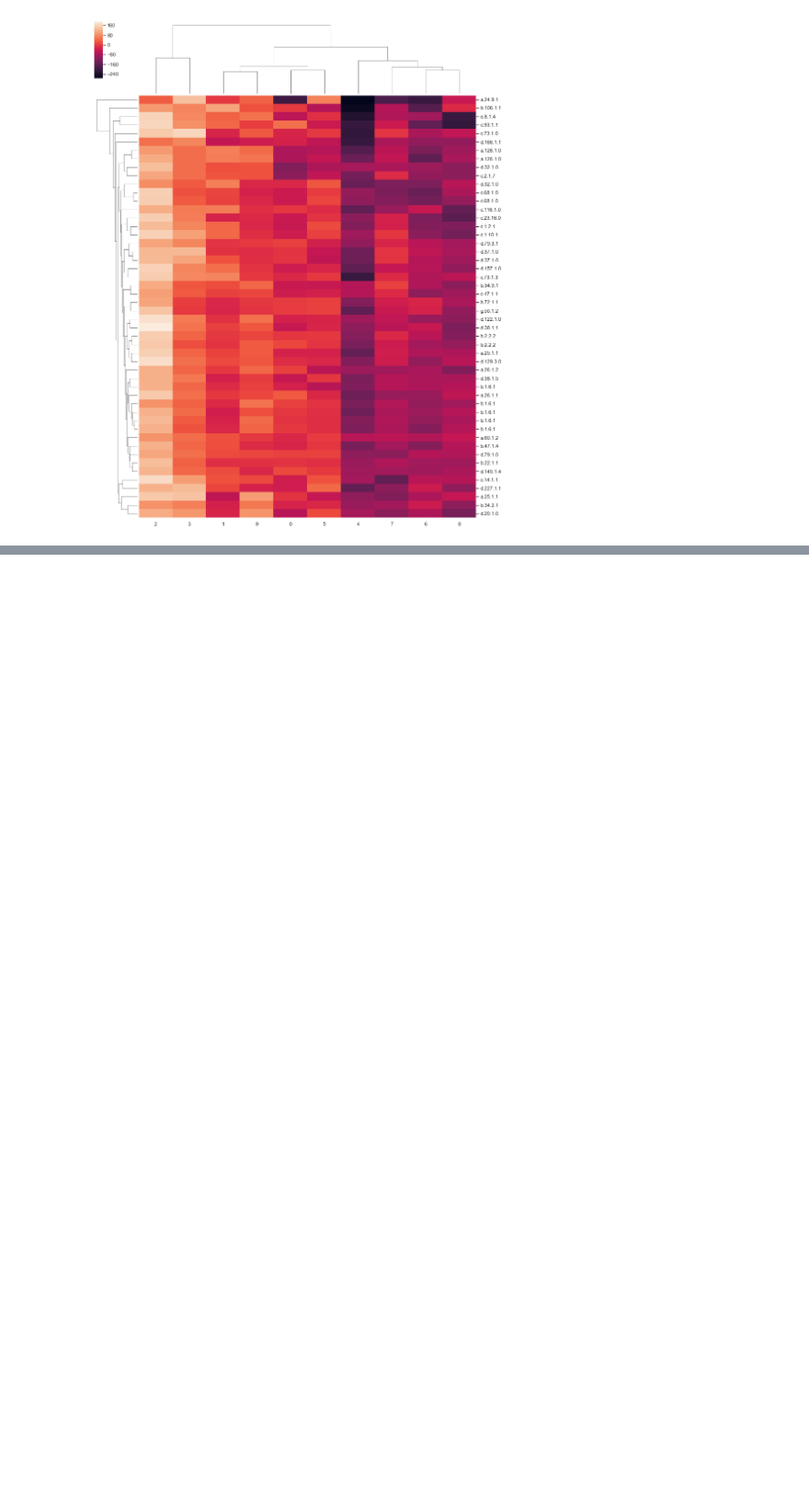
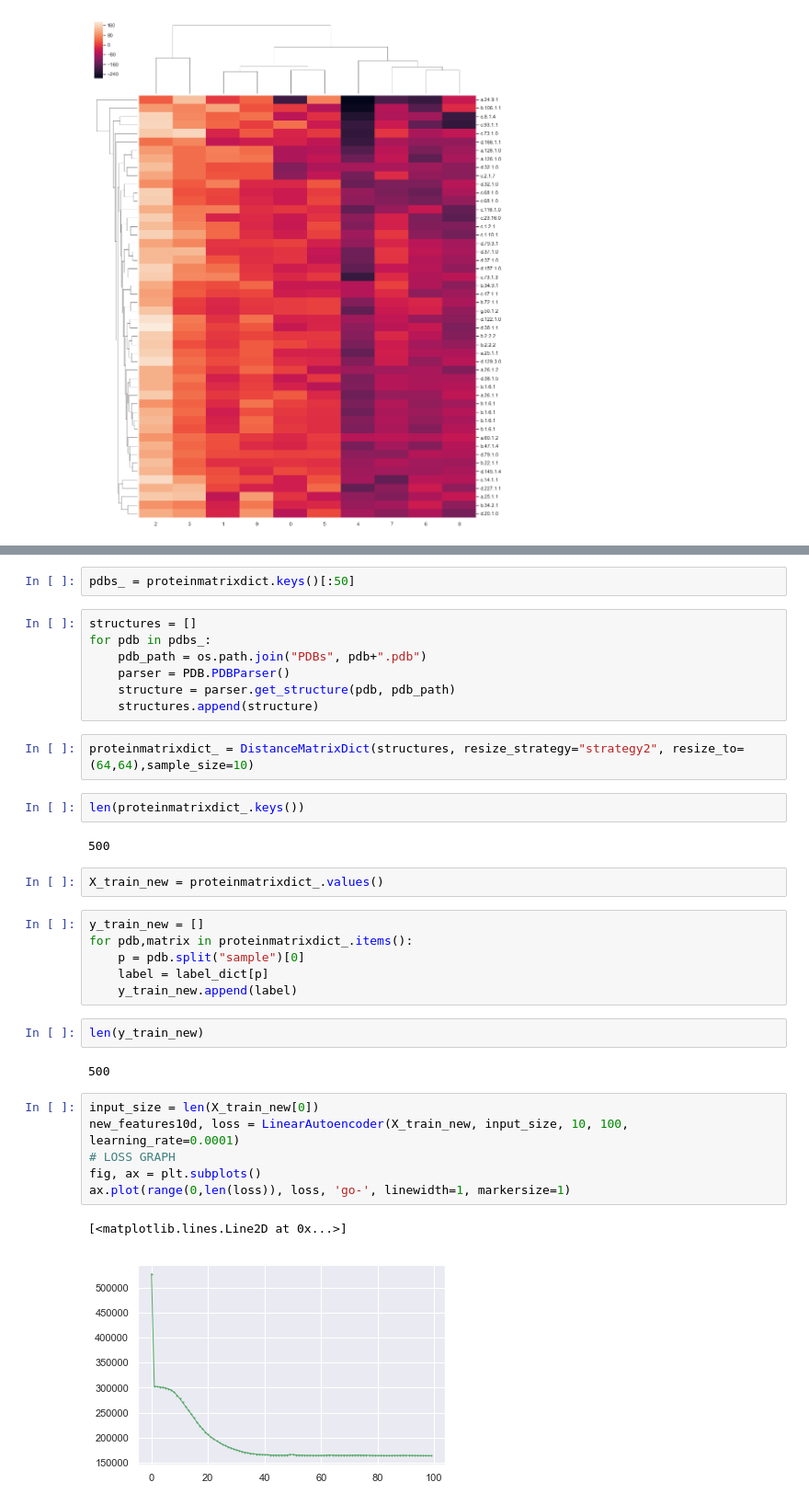
Before and after one commit to hacertilbec/Protein-Vectorization, a Jupyter notebook: Protein Distance Matrix/Hierarchical Clustering Heat Map.ipynb, the cells around one changed output, grey strips where cells are left out. Shown at 92% size. Cells and saved outputs as stored; diff of their text form; blank space fills up the shorter version.

```diff
--- a/Protein Distance Matrix/Hierarchical Clustering Heat Map.ipynb
+++ b/Protein Distance Matrix/Hierarchical Clustering Heat Map.ipynb
@@ -75,0 +80,36 @@ g = sns.clustermap(df10d[:50], yticklabels=True, figsize=(15, 20))
+# %%
+pdbs_ = proteinmatrixdict.keys()[:50]
+# %%
+structures = []
+for pdb in pdbs_:
+    pdb_path = os.path.join("PDBs", pdb+".pdb")
+    parser = PDB.PDBParser()
+    structure = parser.get_structure(pdb, pdb_path)
+    structures.append(structure)
+# %%
+proteinmatrixdict_ = DistanceMatrixDict(structures, resize_strategy="strategy2", resize_to=(64,64),sample_size=10)
+# %%
+len(proteinmatrixdict_.keys())
+# %% [output]
+500
+# %%
+X_train_new = proteinmatrixdict_.values()
+# %%
+y_train_new = []
+for pdb,matrix in proteinmatrixdict_.items():
+    p = pdb.split("sample")[0]
+    label = label_dict[p]
+    y_train_new.append(label)
+# %%
+len(y_train_new)
+# %% [output]
+500
+# %%
+input_size = len(X_train_new[0])
+new_features10d, loss = LinearAutoencoder(X_train_new, input_size, 10, 100, learning_rate=0.0001)
+# LOSS GRAPH
+fig, ax = plt.subplots()
+ax.plot(range(0,len(loss)), loss, 'go-', linewidth=1, markersize=1)
+# %% [output]
+[<matplotlib.lines.Line2D at 0x...>]
+[figure, added]
```
Also changed, not shown: parts of 10 cells of this notebook.
